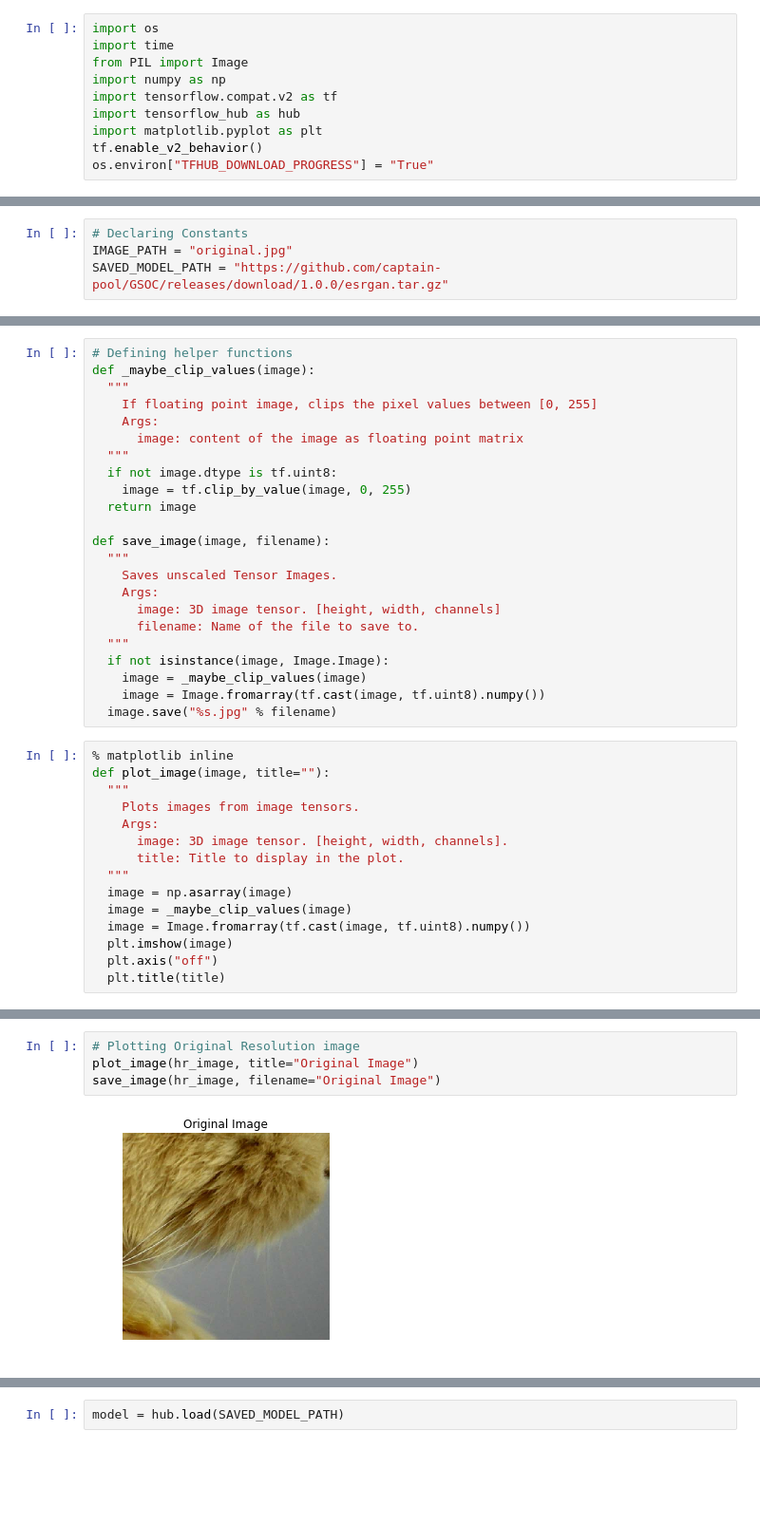
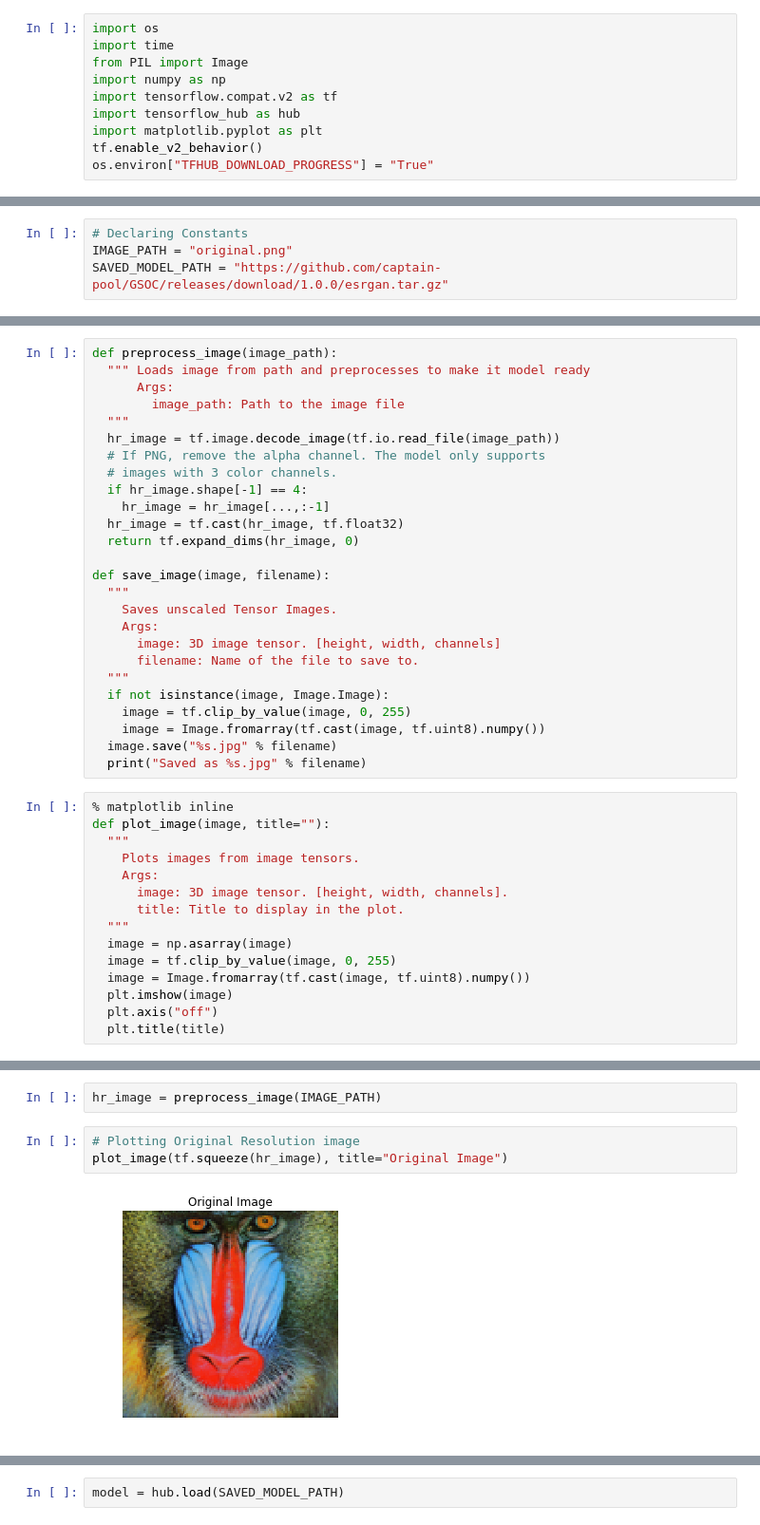
Before and after one commit to tensorflow/hub, a Jupyter notebook: examples/colab/image_enhancing.ipynb, the cells around one changed output, grey strips where cells are left out. Shown at 95% size. Drawn from its saved outputs; the diff is of its cells as text; blank space fills up the shorter version.

```diff
--- a/examples/colab/image_enhancing.ipynb
+++ b/examples/colab/image_enhancing.ipynb
@@ -56,4 +56,4 @@ original.jpg        100%[===================>] 349.77K   687KB/s    in 0.5s
 # %%
 # Declaring Constants
-IMAGE_PATH = "original.jpg"
+IMAGE_PATH = "original.png"
 SAVED_MODEL_PATH = "https://github.com/captain-pool/GSOC/releases/download/1.0.0/esrgan.tar.gz"
@@ -92,14 +62,16 @@ def preprocess_image(image_path, crop_size=None):
 # %%
-# Defining helper functions
-def _maybe_clip_values(image):
+def preprocess_image(image_path):
+  """ Loads image from path and preprocesses to make it model ready
+      Args:
+        image_path: Path to the image file
   """
-    If floating point image, clips the pixel values between [0, 255]
-    Args:
-      image: content of the image as floating point matrix
-  """
-  if not image.dtype is tf.uint8:
-    image = tf.clip_by_value(image, 0, 255)
-  return image
+  hr_image = tf.image.decode_image(tf.io.read_file(image_path))
+  # If PNG, remove the alpha channel. The model only supports
+  # images with 3 color channels.
+  if hr_image.shape[-1] == 4:
+    hr_image = hr_image[...,:-1]
+  hr_image = tf.cast(hr_image, tf.float32)
+  return tf.expand_dims(hr_image, 0)
 
 def save_image(image, filename):
   """
@@ -109,9 +81,10 @@ def save_image(image, filename):
       filename: Name of the file to save to.
   """
   if not isinstance(image, Image.Image):
-    image = _maybe_clip_values(image)
+    image = tf.clip_by_value(image, 0, 255)
     image = Image.fromarray(tf.cast(image, tf.uint8).numpy())
   image.save("%s.jpg" % filename)
+  print("Saved as %s.jpg" % filename)
 # %%
 % matplotlib inline
 def plot_image(image, title=""):
@@ -122,7 +95,7 @@ def plot_image(image, title=""):
       title: Title to display in the plot.
   """
   image = np.asarray(image)
-  image = _maybe_clip_values(image)
+  image = tf.clip_by_value(image, 0, 255)
   image = Image.fromarray(tf.cast(image, tf.uint8).numpy())
   plt.imshow(image)
   plt.axis("off")
@@ -132,6 +105,7 @@ lr_image, hr_image, _can_calculate_psnr = preprocess_image(IMAGE_PATH, crop_size
+# %%
+hr_image = preprocess_image(IMAGE_PATH)
 # %%
 # Plotting Original Resolution image
-plot_image(hr_image, title="Original Image")
-save_image(hr_image, filename="Original Image")
+plot_image(tf.squeeze(hr_image), title="Original Image")
 # %% [output]
-[figure, old version]
+[figure, new version]
```
Also changed, not shown: parts of 20 cells of this notebook.
